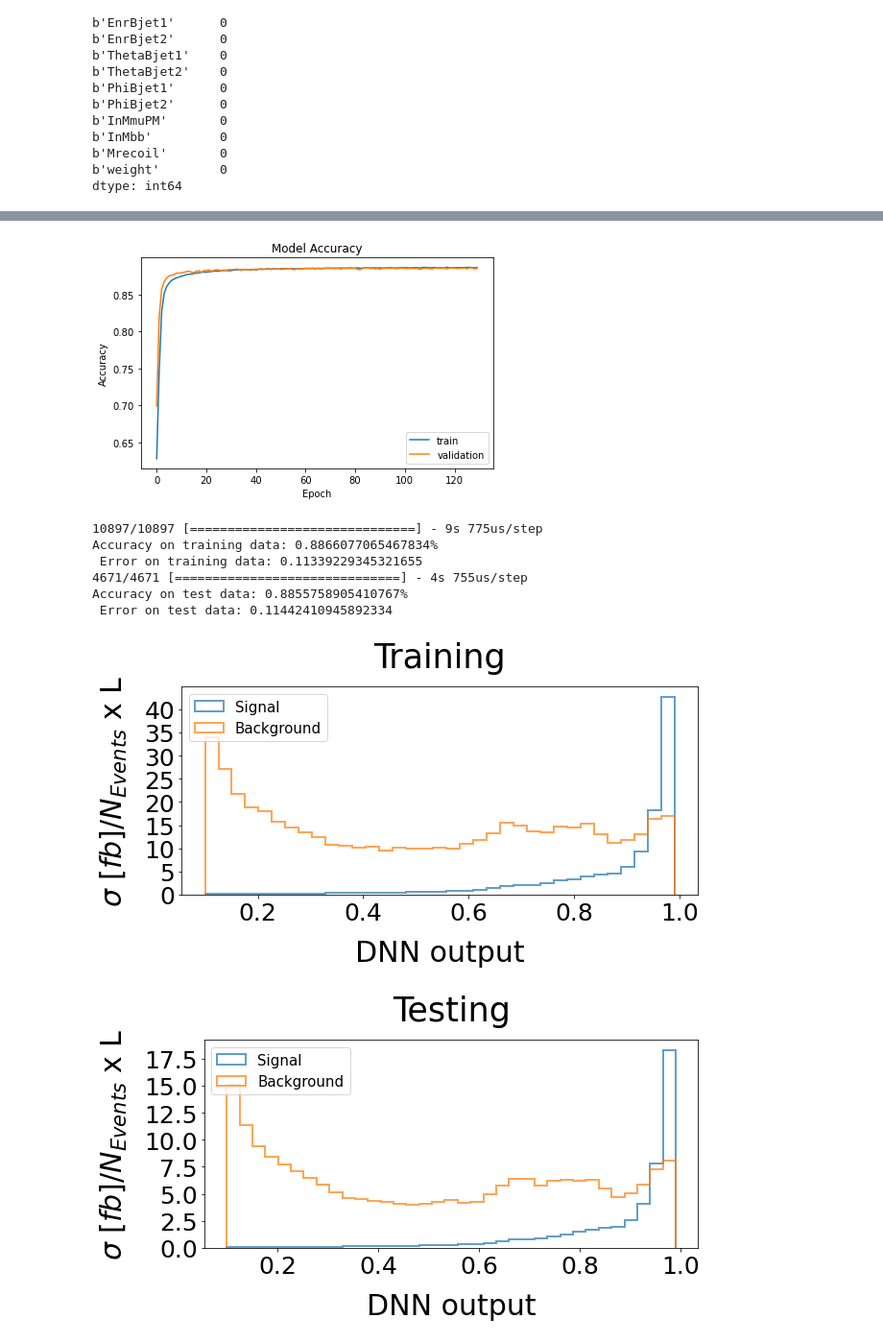
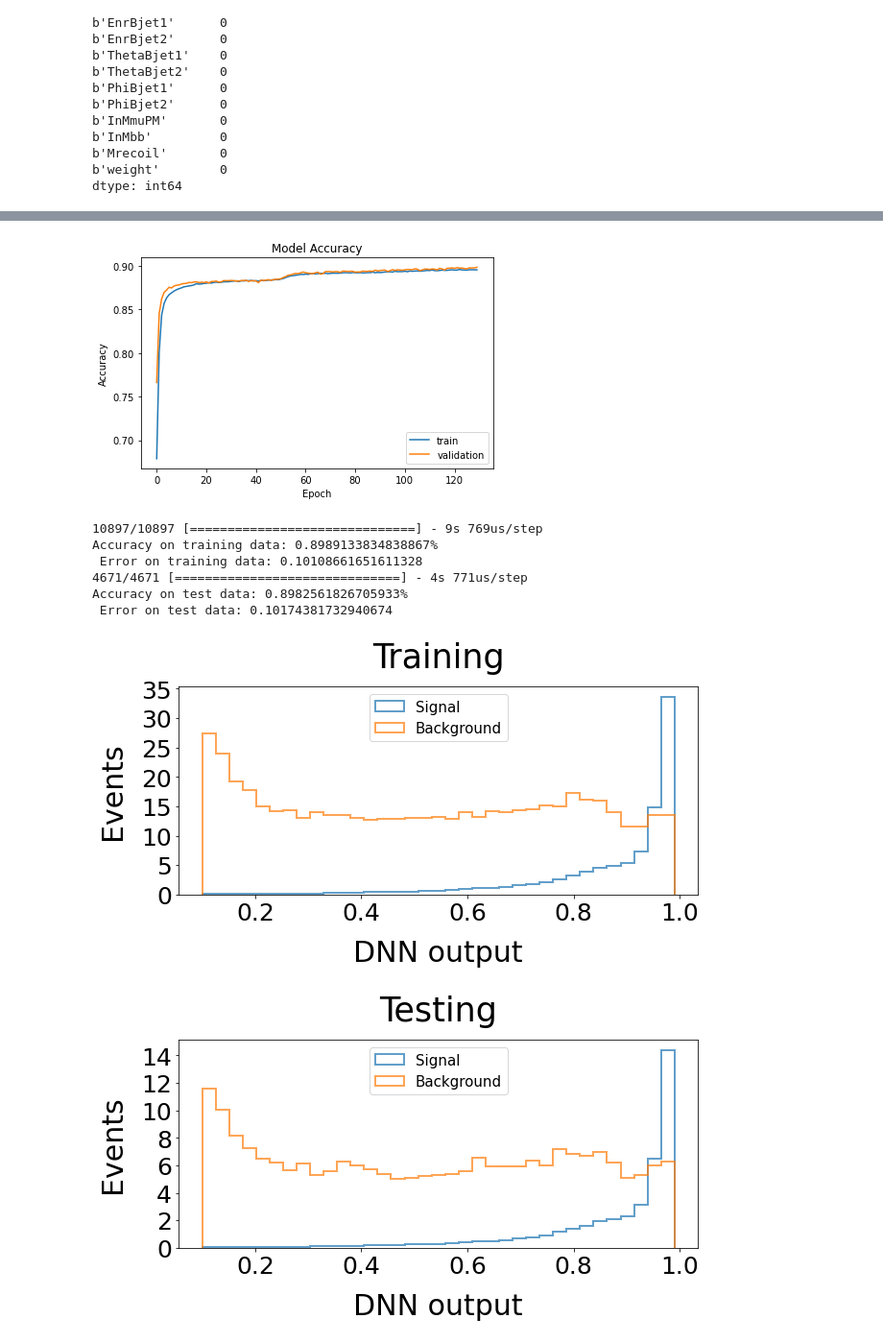
Before and after one commit to AnzaATM/EpEmProject, a Jupyter notebook: dnn.ipynb, the cells around one changed output, grey strips where cells are left out. Shown at 96% size. Cells and saved outputs as stored; diff of their text form; code cells hidden in the pictures.

```diff
--- a/dnn.ipynb
+++ b/dnn.ipynb
@@ -265,4 +323,6 @@ Name: Mrecoil, dtype: float64
 # %%
 #Drop highly correlated features
-BackDf = BackDf.drop(columns=['ThetaBjet1','EnrBjet2','ThetaMuP','ThetaBjet2','PhiMuP'])
-SigDf = SigDf.drop(columns=['ThetaBjet1','EnrBjet2','ThetaMuP','ThetaBjet2','PhiMuP'])
+BackDf = BackDf.drop(columns=['EnrMuM',
+'weight','InMbb'])
+SigDf = SigDf.drop(columns=['EnrMuM',
+'weight','InMbb'])
@@ -295,8 +380,8 @@ SplusB[SplusB['label']==0].shape, SplusB[SplusB['label']==1].shape
 # %%
 dataset = SplusB.values
-#print(dataset[:,0:15)
+print(dataset[:,0:13])
 #print(dataset[:,16])
 
-X = dataset[:,0:10].astype(float)
-Y = dataset[:,11]
+X = dataset[:,0:13].astype(float)
+Y = dataset[:,13]
 X_train, X_test, Y_train, Y_test = train_test_split(X, Y, test_size=0.3, random_state=1)
@@ -343,7 +442,7 @@ from tensorflow.keras.layers import Input
 
 model = Sequential()
 
-model.add(Input(shape=(10,)))
+model.add(Input(shape=(13,)))
 model.add(Dense(128, activation='relu', kernel_initializer=initializer1))
 model.add(BatchNormalization())
 model.add(Dense(30, kernel_initializer=initializer1, activation='relu'))
@@ -458,7 +557,7 @@ plt.tight_layout()
 plt.savefig('DNN_Model_Accuracy.pdf')
 plt.show()
 # %% [output]
-[figure, old version]
+[figure, new version]
 # %%
 pred_train= model.predict(X_train)
 pred_train= list(chain.from_iterable(pred_train))
@@ -472,12 +571,12 @@ pred_test= list(chain.from_iterable(pred_test))
 scoresS2 = model.evaluate(X_test, Y_test, verbose=0)
 print('Accuracy on test data: {}% \n Error on test data: {}'.format(scoresS2[1], 1 - scoresS2[1]))
 # %% [output]
-10897/10897 [==============================] - 9s 775us/step
-Accuracy on training data: 0.8866077065467834%
- Error on training data: 0.11339229345321655
-4671/4671 [==============================] - 4s 755us/step
-Accuracy on test data: 0.8855758905410767%
- Error on test data: 0.11442410945892334
+10897/10897 [==============================] - 9s 769us/step
+Accuracy on training data: 0.8989133834838867%
+ Error on training data: 0.10108661651611328
+4671/4671 [==============================] - 4s 771us/step
+Accuracy on test data: 0.8982561826705933%
+ Error on test data: 0.10174381732940674
 # %%
 # Function to retrieve model results
 def function1(label, probs):
@@ -498,7 +597,7 @@ sig_testing,back_testing = function1(Y_test, pred_test)
 rng = np.random.default_rng(seed=123)
 
 wei20 = 10*500*0.1*(np.ones_like(sig_training)/1000000)# / float(len(sig_training))) #(0.01*0.1) *  #(np.ones_like(sig_training))*0.010*0.1*500000
-wei21 = 16.8*500*(np.ones_like(back_training)/1000000)# / float(len(back_training))) #(0.016) * # np.ones_like(back_training)*0.016*500000
+wei21 = 20*500*(np.ones_like(back_training)/1000000)# / float(len(back_training))) #(0.016) * # np.ones_like(back_training)*0.016*500000
 
 fig, ax = plt.subplots(figsize=(9,5))
 ax.hist(sig_training, weights=wei20, bins=35, range=(0.1,.99), histtype='step', linewidth=2, alpha=0.7, label='Signal')
@@ -506,38 +605,38 @@ ax.hist(back_training, weights=wei21, bins=35, range=(0.1,.99), histtype='step',
 
 
 # Add annotations
-plt.ylabel('$\sigma$ [$fb$]/$N_{Events}$ x L', fontsize=30, labelpad=15)
+plt.ylabel('Events', fontsize=30, labelpad=15) #'$\sigma$ [$fb$]/$N_{Events}$ x L'
 plt.xlabel('DNN output', fontsize=30, labelpad=15)
 plt.title('Training', fontsize=35, pad=20)
 plt.xticks(fontsize=25)
 plt.yticks(fontsize=25)
-plt.legend(fontsize=15, loc='upper left')
+plt.legend(fontsize=15, loc='upper center')
 plt.tight_layout()
 # plt.savefig('train_rmass_cut.pdf')
 plt.show()
 # %% [output]
-[figure, old version]
+[figure, new version]
 # %%
 from matplotlib.lines import Line2D
 
 rng = np.random.default_rng(seed=123)
 
 wei20t = 10*500*0.1*(np.ones_like(sig_testing)/1000000)# / float(len(sig_testing)))#0.010*500000*0.1*(np.ones_like(sig_testing) / float(len(sig_testing)))
-wei21t = 16.8*500*(np.ones_like(back_testing)/1000000) #/ float(len(back_testing)))#0.016*500000*(np.ones_like(back_testing) / float(len(back_testing)))
+wei21t = 20*500*(np.ones_like(back_testing)/1000000) #/ float(len(back_testing)))#0.016*500000*(np.ones_like(back_testing) / float(len(back_testing)))
 
 fig, ax = plt.subplots(figsize=(9,5))
 ax.hist(sig_testing, weights=wei20t, bins=35, range=(0.1,.99), histtype='step', linewidth=2, alpha=0.7, label='Signal')
 ax.hist(back_testing, weights=wei21t, bins=35, range=(0.1,.99), histtype='step', linewidth=2, alpha=0.7, label='Background')
 
 # Add annotations
-plt.ylabel('$\sigma$ [$fb$]/$N_{Events}$ x L', fontsize=30, labelpad=15)
+plt.ylabel('Events', fontsize=30, labelpad=15)
 plt.xlabel('DNN output', fontsize=30, labelpad=15)
 plt.title('Testing', fontsize=35, pad=20)
 plt.xticks(fontsize=25)
 plt.yticks(fontsize=25)
-plt.legend(fontsize=15, loc='upper left')
+plt.legend(fontsize=15, loc='upper center')
 plt.tight_layout()
 plt.savefig('test_rmass_cut.pdf')
 plt.show()
 # %% [output]
-[figure, old version]
+[figure, new version]
```
Also changed, not shown: parts of 46 cells of this notebook.
